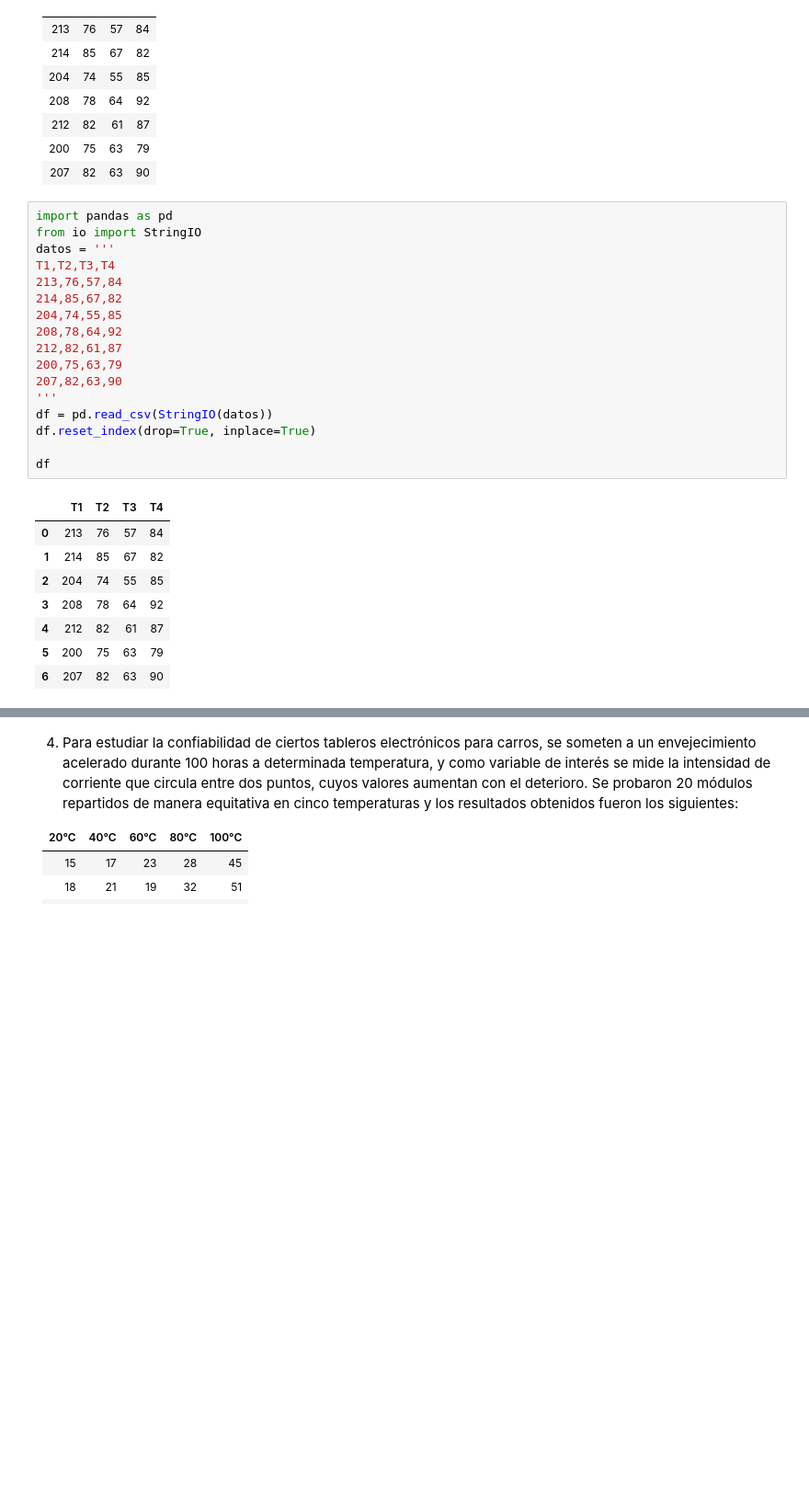
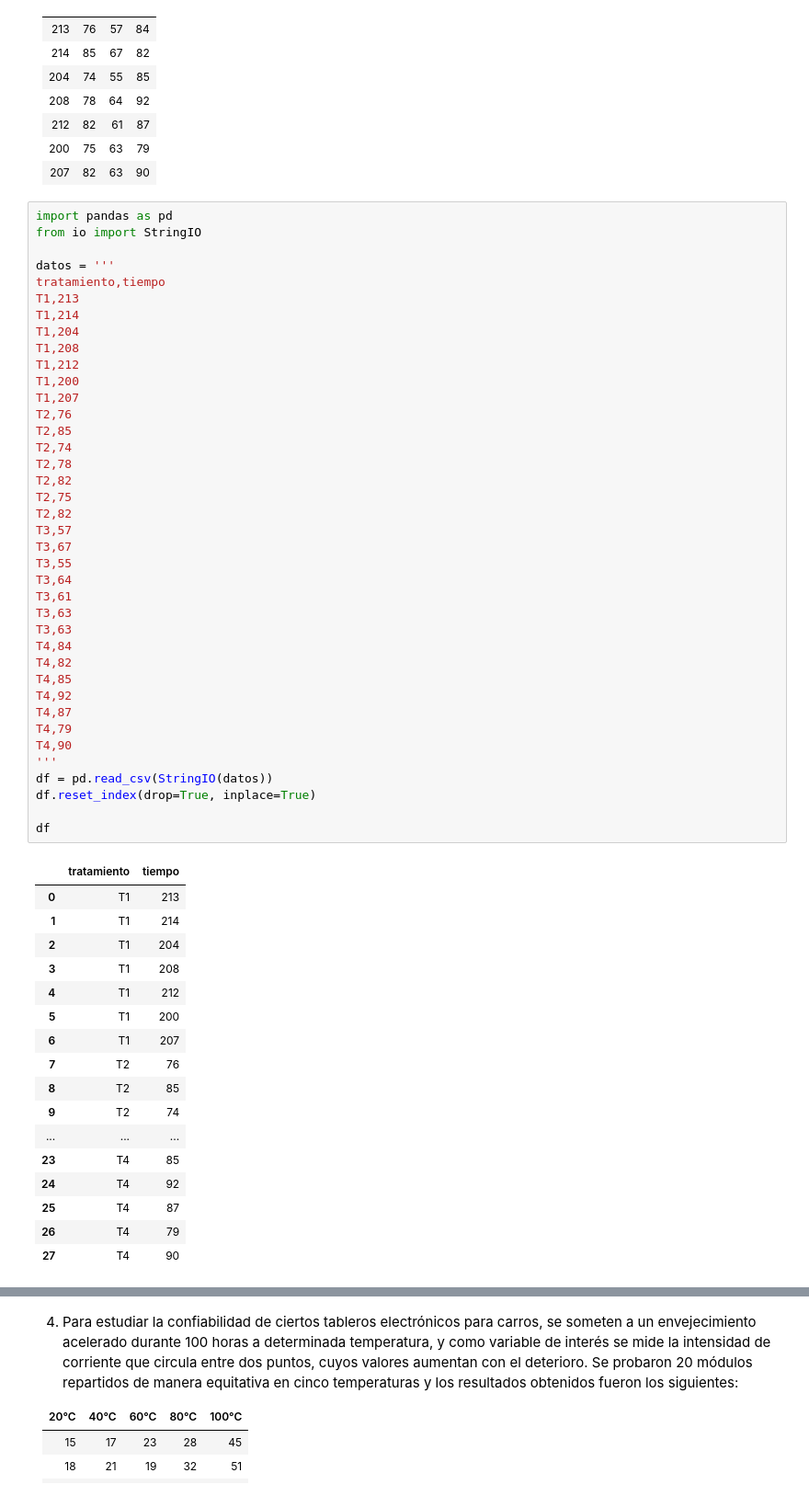
Before and after one commit to CesarRodriguez19/EstadisticaVerano, a Jupyter notebook: practica_4_ejer.ipynb, the cells around one changed output, grey strips where cells are left out. Shown at 92% size. Saved outputs shown, nothing was run; the diff lists cells and outputs as text; blank space fills up the shorter version.

```diff
--- a/practica_4_ejer.ipynb
+++ b/practica_4_ejer.ipynb
@@ -309,29 +309,60 @@ Text(0.5, 1.0, 'Múltiples comparaciones entre todos los pares (Tukey)')
 # %%
 import pandas as pd
 from io import StringIO
+
 datos = '''
-T1,T2,T3,T4
-213,76,57,84
-214,85,67,82
-204,74,55,85
-208,78,64,92
-212,82,61,87
-200,75,63,79
-207,82,63,90
+tratamiento,tiempo
+T1,213
+T1,214
+T1,204
+T1,208
+T1,212
+T1,200
+T1,207
+T2,76
+T2,85
+T2,74
+T2,78
+T2,82
+T2,75
+T2,82
+T3,57
+T3,67
+T3,55
+T3,64
+T3,61
+T3,63
+T3,63
+T4,84
+T4,82
+T4,85
+T4,92
+T4,87
+T4,79
+T4,90
 '''
 df = pd.read_csv(StringIO(datos))
 df.reset_index(drop=True, inplace=True)
 
 df
 # %% [output]
-|  | T1 | T2 | T3 | T4 |
-| 0 | 213 | 76 | 57 | 84 |
-| 1 | 214 | 85 | 67 | 82 |
-| 2 | 204 | 74 | 55 | 85 |
-| 3 | 208 | 78 | 64 | 92 |
-| 4 | 212 | 82 | 61 | 87 |
-| 5 | 200 | 75 | 63 | 79 |
-| 6 | 207 | 82 | 63 | 90 |
+|  | tratamiento | tiempo |
+| 0 | T1 | 213 |
+| 1 | T1 | 214 |
+| 2 | T1 | 204 |
+| 3 | T1 | 208 |
+| 4 | T1 | 212 |
+| 5 | T1 | 200 |
+| 6 | T1 | 207 |
+| 7 | T2 | 76 |
+| 8 | T2 | 85 |
+| 9 | T2 | 74 |
+| ... | ... | ... |
+| 23 | T4 | 85 |
+| 24 | T4 | 92 |
+| 25 | T4 | 87 |
+| 26 | T4 | 79 |
+| 27 | T4 | 90 |
 # %%
 #tabla anova
 from statsmodels.formula.api import ols
```
Also changed, not shown: parts of 24 cells of this notebook.
